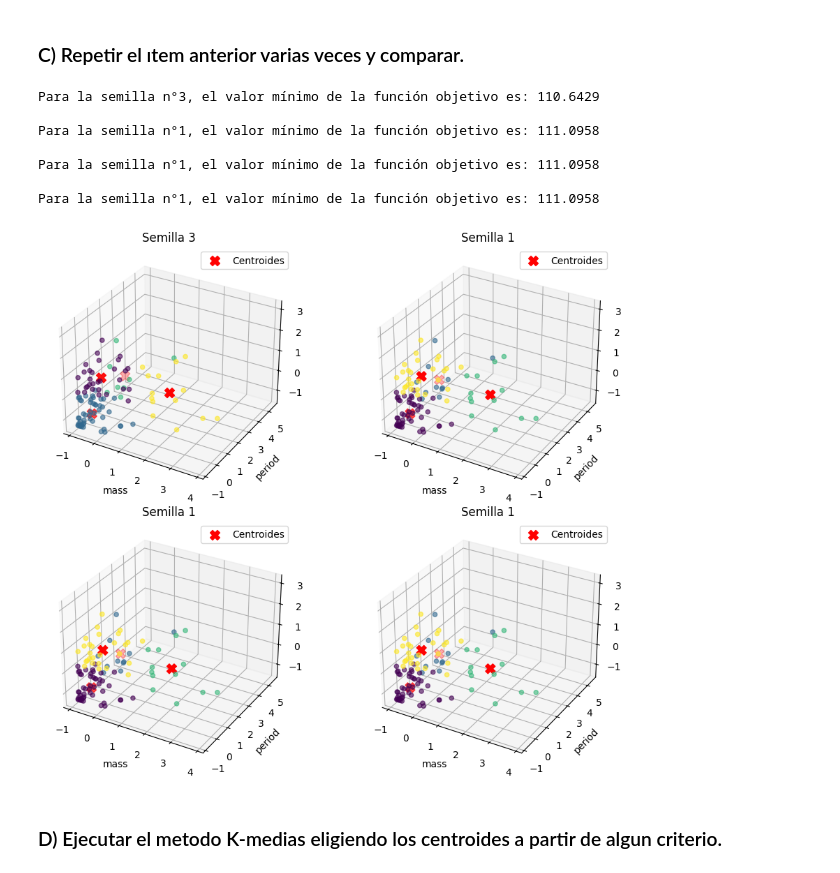
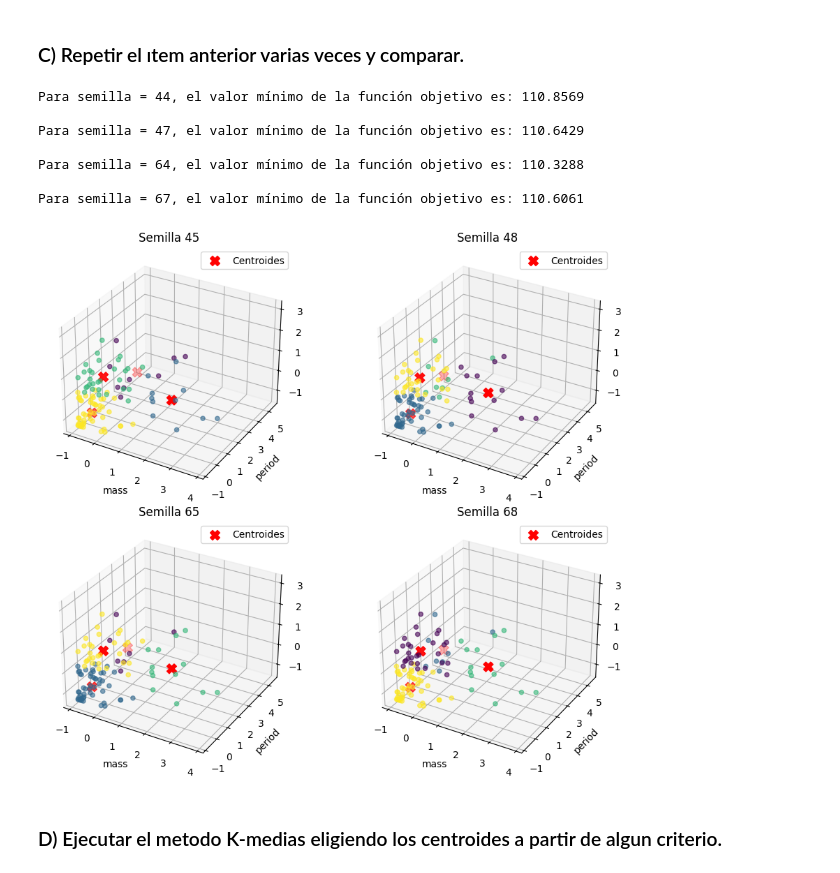
Before and after one commit to valentinarias-dtsc/inferencia_estadistica_tp2, a Jupyter notebook: pareja1.ipynb, the cells around one changed output. Saved outputs shown, nothing was run; the diff lists cells and outputs as text; code cells hidden in the pictures.

```diff
--- a/pareja1.ipynb
+++ b/pareja1.ipynb
@@ -429,46 +429,47 @@ fig.show()
 # %% [markdown]
 ### C) Repetir el ıtem anterior varias veces y comparar.
 # %%
-seed = list(np.random.randint(0, 4, size = 4))
+np.random.seed(0)
+seeds = list(np.random.randint(0, 100, size = 4))
 centroides_rep = []
 etiquetas_rep = []
-for i in seed:
-    kmeans = KMeans(n_clusters=4, init = "random", n_init=10, random_state=i)
+for seed in seeds:
+    kmeans = KMeans(n_clusters=4, init = "random", n_init=10, random_state=seed)
     kmeans.fit(df_standard)
     centroides_rep.append(kmeans.cluster_centers_)
     etiquetas_rep.append(kmeans.labels_)
-    print(f"\nPara la semilla n°{i+1}, el valor mínimo de la función objetivo es: {kmeans.inertia_:.4f}")
+    print(f"\nPara semilla = {seed}, el valor mínimo de la función objetivo es: {kmeans.inertia_:.4f}")
 # %% [output]
-Para la semilla n°3, el valor mínimo de la función objetivo es: 110.6429
+Para semilla = 44, el valor mínimo de la función objetivo es: 110.8569
 
-Para la semilla n°1, el valor mínimo de la función objetivo es: 111.0958
+Para semilla = 47, el valor mínimo de la función objetivo es: 110.6429
 
-Para la semilla n°1, el valor mínimo de la función objetivo es: 111.0958
+Para semilla = 64, el valor mínimo de la función objetivo es: 110.3288
 
-Para la semilla n°1, el valor mínimo de la función objetivo es: 111.0958
+Para semilla = 67, el valor mínimo de la función objetivo es: 110.6061
 # %%
 fig, axes = plt.subplots(2, 2, figsize=(10,8), subplot_kw={'projection': '3d'})
 
 axes = axes.flatten()
 
-for idx, i in enumerate(seed[:4]):
+for idx, i in enumerate(seeds):
     ax = axes[idx]
 
     ax.scatter(df_standard.iloc[:,0], df_standard.iloc[:,1], df_standard.iloc[:,2],
                c=etiquetas_rep[idx], cmap='viridis', alpha=0.6)
 
     ax.scatter(centroides_rep[idx][:,0], centroides_rep[idx][:,1], centroides_rep[idx][:,2],
                c='red', marker='X', s=100, label='Centroides')
 
     ax.set_title(f'Semilla {i+1}')
     ax.set_xlabel(df_standard.columns[0])
     ax.set_ylabel(df_standard.columns[1])
     ax.legend()
 
 plt.tight_layout()
 plt.show()
 # %% [output]
-[figure, old version]
+[figure, new version]
 # %% [markdown]
 ### D) Ejecutar el metodo K-medias eligiendo los centroides a partir de algun criterio.
 # %% [markdown]
```
Also changed, not shown: parts of 6 cells of this notebook, 2 other files.
